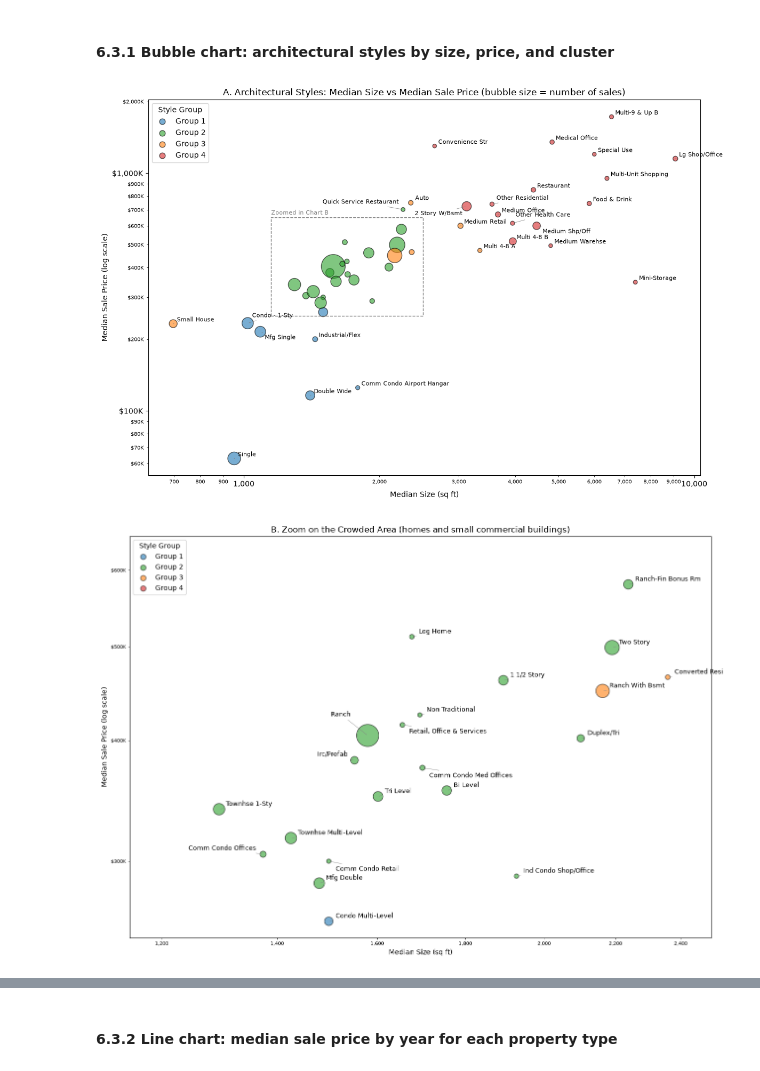
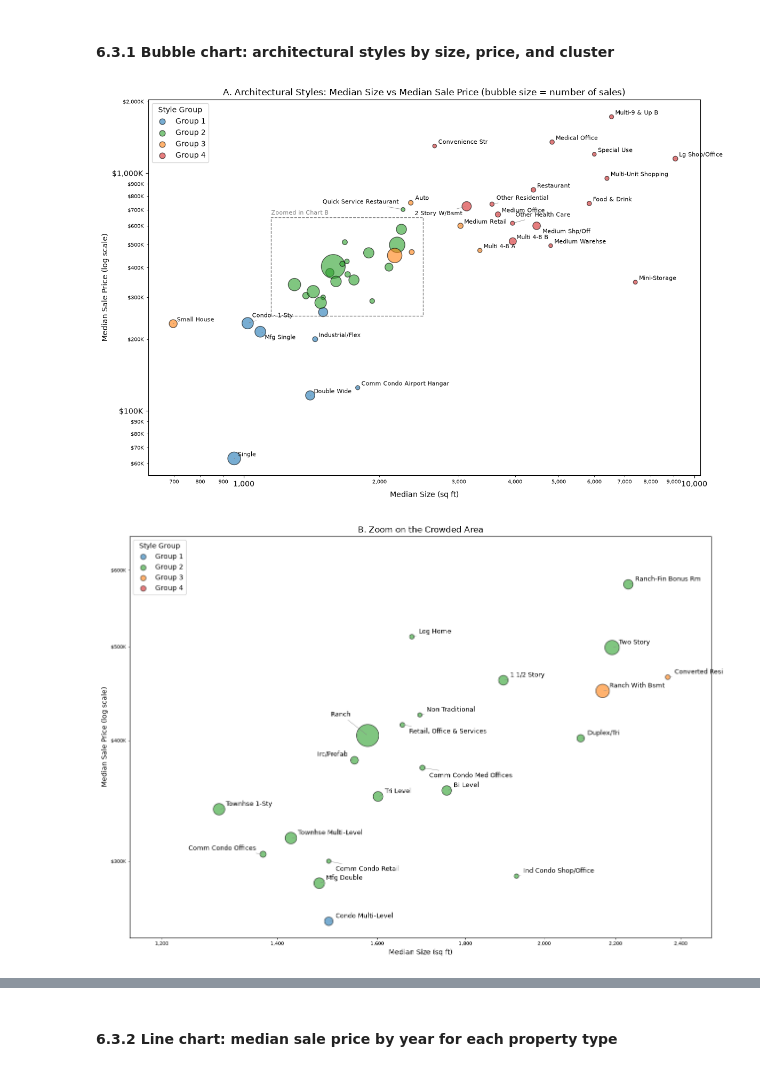
Before and after one commit to Dan2411/Mesa-County-Real-Estate-EDA, a Jupyter notebook: Team6_Midterm_Project.ipynb, the cells around one changed output, grey strips where cells are left out. Cells and saved outputs as stored; diff of their text form; code cells hidden in the pictures.

```diff
--- a/Team6_Midterm_Project.ipynb
+++ b/Team6_Midterm_Project.ipynb
@@ -1133,10 +1223,9 @@ from matplotlib.ticker import FuncFormatter
 group_colors = {'Group 1': 'tab:blue', 'Group 2': 'tab:green',
                 'Group 3': 'tab:orange', 'Group 4': 'tab:red'}
 
-# The middle of the chart is crowded, so we draw it twice:
-# Chart A shows every style, Chart B zooms in on the crowded area
-zoom_x = (1150, 2500)        # heated sq ft range of the crowded area
-zoom_y = (250000, 650000)    # sale price range of the crowded area
+# middle of the chart is crowded, so draw a zoom
+zoom_x = (1150, 2500)
+zoom_y = (250000, 650000)
 
 def in_zoom(row):
     return (zoom_x[0] <= row['median_sqft'] <= zoom_x[1]) and (zoom_y[0] <= row['median_price'] <= zoom_y[1])
@@ -1144,7 +1233,6 @@ def in_zoom(row):
 def draw_bubbles(ax, size_scale):
     for group, color in group_colors.items():
         subset = style_profile[style_profile['style_group'] == group]
-        # Bubble size shows how many sales each style has
         ax.scatter(subset['median_sqft'], subset['median_price'], s=subset['sales'] ** 0.5 * size_scale,
                    color=color, alpha=0.6, edgecolors='black', label=group)
     ax.set_xscale('log')
@@ -1156,7 +1244,7 @@ def draw_bubbles(ax, size_scale):
     ax.yaxis.set_minor_formatter(FuncFormatter(lambda v, _: f'${v / 1000:,.0f}K'))
     ax.tick_params(axis='both', which='minor', labelsize=7)
 
-# A few labels are moved by hand so they do not overlap (points to the right/up of each bubble)
+# label offsets
 label_offsets = {
     '2 STORY W/BSMT': (-6, -12), 'OTHER RESIDENTIAL': (6, 6), 'OTHER HEALTH CARE': (4, 9),
     'MEDIUM SHP/OFF': (8, -10), 'QUICK SERVICE RESTAURANT': (-6, 8), 'AUTO': (6, 4),
@@ -1172,50 +1260,50 @@ def label(ax, style, row, default, fontsize):
                 ha='left' if dx >= 0 else 'right',
                 arrowprops=dict(arrowstyle='-', color='gray', lw=0.5))
 
-# ---------- Chart A: all styles ----------
+# chart A: all styles
 fig, ax = plt.subplots(figsize=(12, 8))
 draw_bubbles(ax, 12)
 
-# Label only the styles outside the crowded area (those are labeled in Chart B)
+# label chart a outside of zoom box
 for style, row in style_profile.iterrows():
     if not in_zoom(row):
         label(ax, style, row, (5, 3), 8)
 
-# Dashed box showing the area that Chart B zooms into
+# render zoom box
 ax.add_patch(Rectangle((zoom_x[0], zoom_y[0]), zoom_x[1] - zoom_x[0], zoom_y[1] - zoom_y[0],
                        fill=False, linestyle='--', edgecolor='gray'))
 ax.annotate('Zoomed in Chart B', (zoom_x[0], zoom_y[1]), textcoords='offset points',
             xytext=(0, 4), fontsize=8, color='gray')
 
 ax.set_title('A. Architectural Styles: Median Size vs Median Sale Price (bubble size = number of sales)')
 ax.set_xlabel('Median Size (sq ft)')
 ax.set_ylabel('Median Sale Price (log scale)')
 legend = ax.legend(title='Style Group')
 for handle in legend.legend_handles:
-    handle.set_sizes([60])   # same dot size for every group in the legend
+    handle.set_sizes([60])
 plt.tight_layout()
 plt.show()
 
-# ---------- Chart B: zoom on the crowded area ----------
+# Chart B: crowded area
 fig, ax = plt.subplots(figsize=(13, 9))
 draw_bubbles(ax, 12)
 ax.set_xlim(zoom_x)
 ax.set_ylim(zoom_y)
 
-# Label every style in the zoomed area
+# label the zoom area
 for style, row in style_profile.iterrows():
     if in_zoom(row):
         label(ax, style, row, (10, 5), 9)
 
-ax.set_title('B. Zoom on the Crowded Area (homes and small commercial buildings)')
+ax.set_title('B. Zoom on the Crowded Area')
 ax.set_xlabel('Median Size (sq ft)')
 ax.set_ylabel('Median Sale Price (log scale)')
 legend = ax.legend(title='Style Group', loc='upper left')
 for handle in legend.legend_handles:
     handle.set_sizes([60])
 plt.tight_layout()
 plt.show()
 # %% [output]
 [figure]
-[figure, old version]
+[figure, new version]
 # %% [markdown]
```
Also changed, not shown: parts of 160 cells of this notebook.
